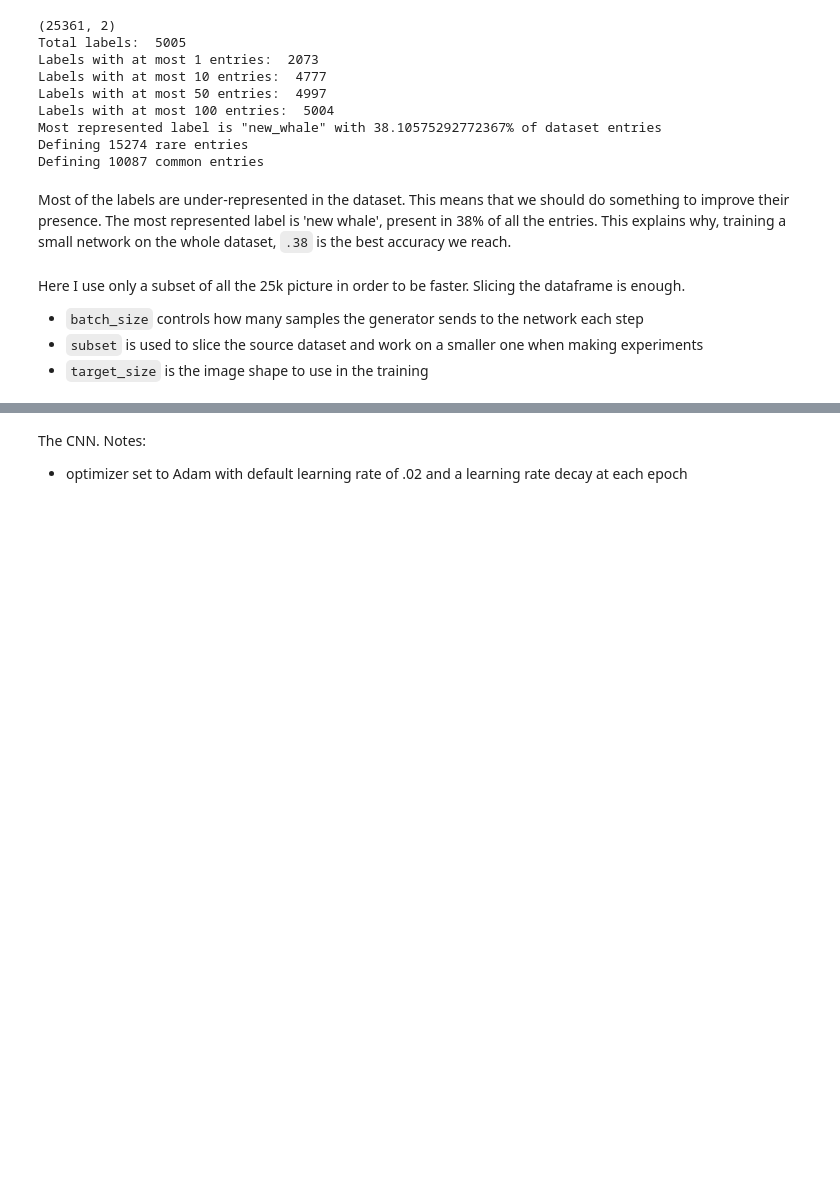
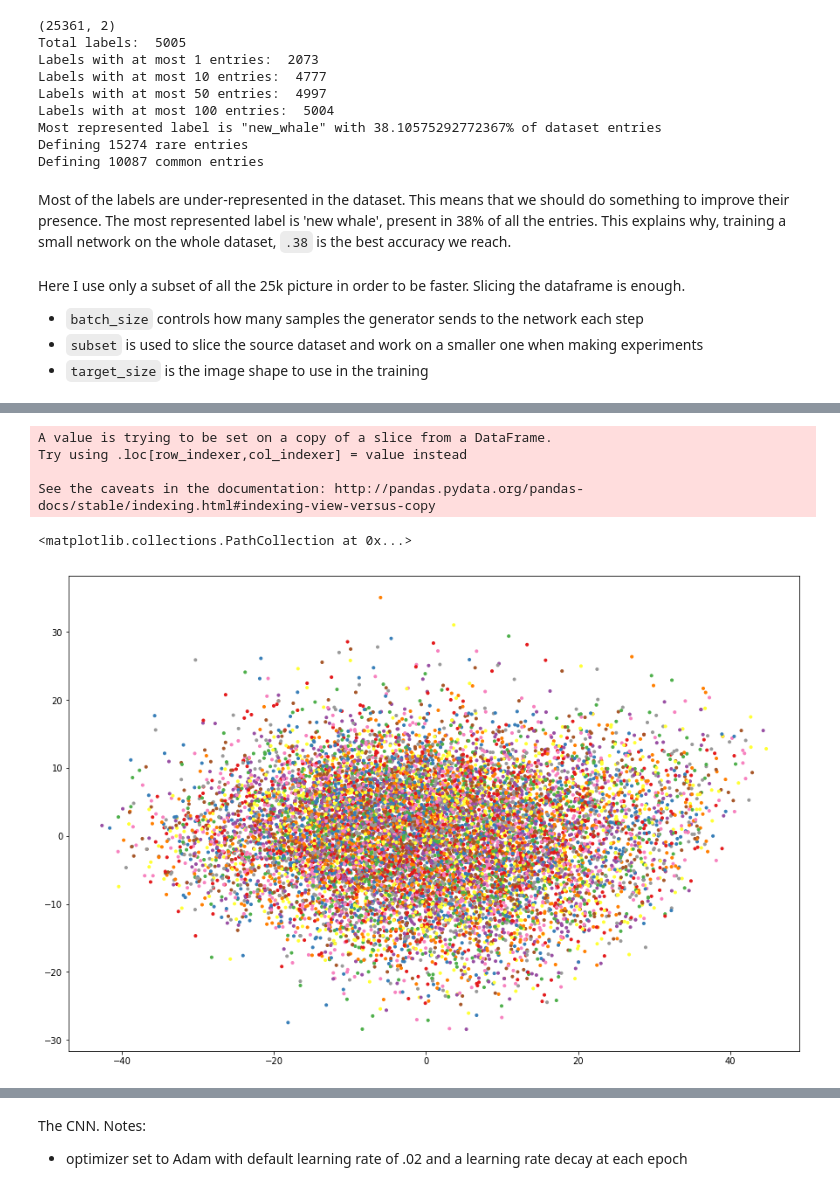
Before and after one commit to ddmng/kaggle, a Jupyter notebook: humpback-whale-identification/notebooks/WhaleCNN rare classes.ipynb, the cells around one changed output, grey strips where cells are left out. Cells and saved outputs as stored; diff of their text form; code cells hidden in the pictures; blank space fills up the shorter version.

```diff
--- a/humpback-whale-identification/notebooks/WhaleCNN rare classes.ipynb
+++ b/humpback-whale-identification/notebooks/WhaleCNN rare classes.ipynb
@@ -167,0 +173,10 @@ Found 100 images belonging to 99 classes.
+# %%
+Xs = np.array([])
+iteration = 0
+for X, y in train_generator:
+    if iteration == 0:
+        Xs = X
+    iteration += 1
+    Xs = np.vstack((Xs, X))
+    print(Xs.shape)
+    if iteration >= len(train_generator.classes)//batch_size: break
@@ -167,0 +201,8 @@ Found 100 images belonging to 99 classes.
+# %%
+Xs = np.reshape(Xs, (Xs.shape[0], 64*64*3))
+pca = PCA(n_components=2)
+pca_result = pca.fit_transform(Xs)
+
+print ('Explained variation per principal component: {}'.format(pca.explained_variance_ratio_))
+
+pca_result.shape
@@ -167,0 +212,4 @@ Found 100 images belonging to 99 classes.
+# %%
+rare_pca = rare_entries[:pca_result.shape[0]]
+rare_pca['pca-0'] = pca_result[:,0]
+rare_pca['pca-1'] = pca_result[:,1]
@@ -167,0 +227,24 @@ Found 100 images belonging to 99 classes.
+# %%
+cs = dict(zip(np.unique(rare_pca['class']), np.linspace(0, 1, len(np.unique(rare_pca['class'])))))
+
+def get_color(r):
+    return cs[r['class']]
+
+rare_pca['color'] = rare_pca.apply (lambda row: get_color(row),axis=1)
+# %% [output]
+A value is trying to be set on a copy of a slice from a DataFrame.
+Try using .loc[row_indexer,col_indexer] = value instead
+
+See the caveats in the documentation: http://pandas.pydata.org/pandas-docs/stable/indexing.html#indexing-view-versus-copy
+# %%
+plt.figure(figsize=(15,10))
+
+plt.scatter(rare_pca['pca-0'],
+            rare_pca['pca-1'],
+            marker='.',
+            color = plt.cm.Set1(rare_pca['color']),
+            alpha=1
+           )
+# %% [output]
+<matplotlib.collections.PathCollection at 0x...>
+[figure, added]
```
Also changed, not shown: parts of 10 cells of this notebook, 2 other files.
